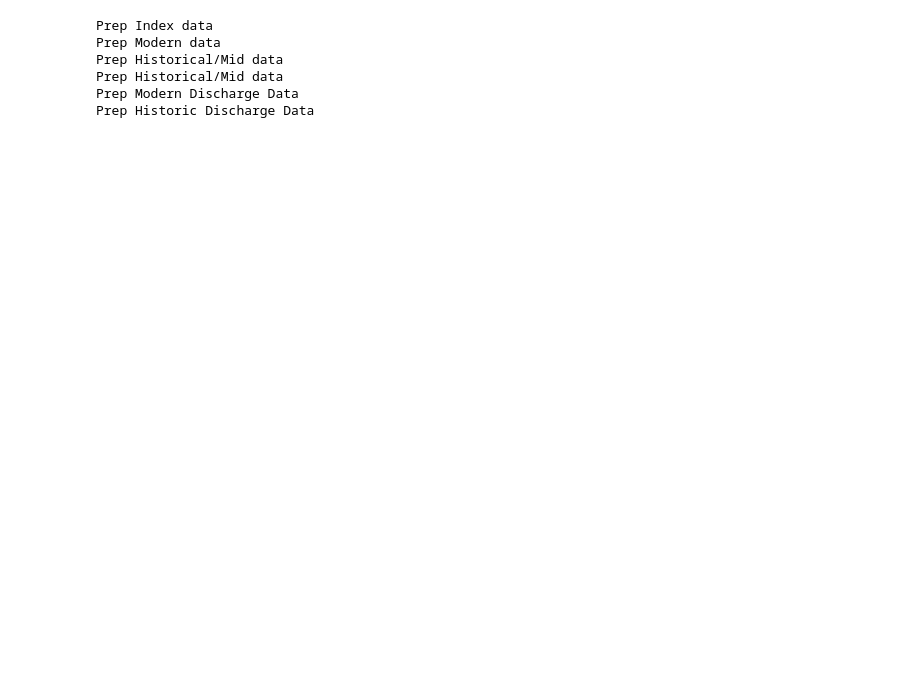
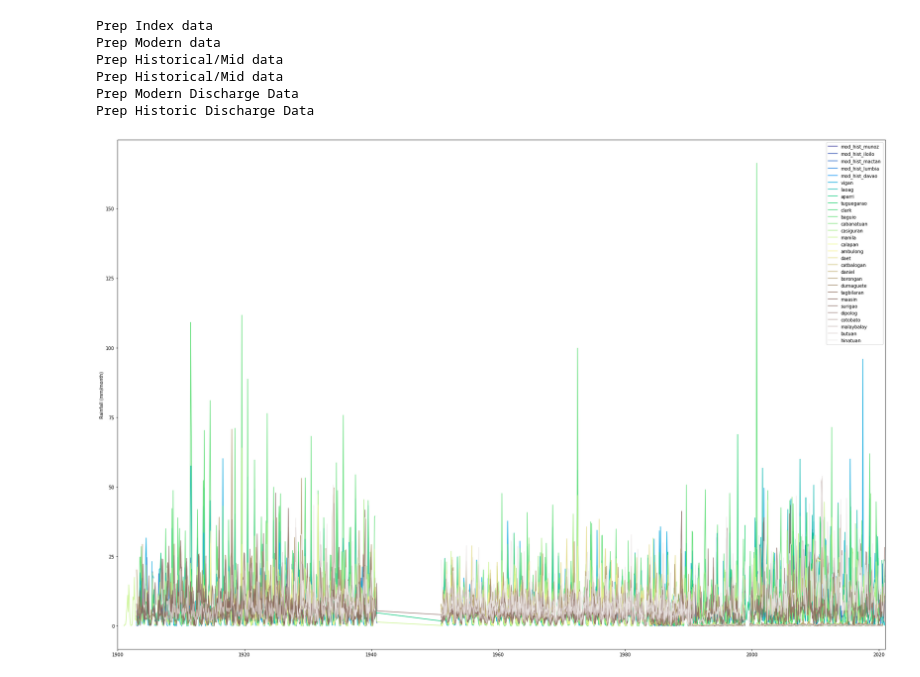
Before and after one commit to nsekhon91/discharge, a Jupyter notebook: ENSO.ipynb, the cells around one changed output. Saved outputs shown, nothing was run; the diff lists cells and outputs as text; code cells hidden in the pictures; blank space fills up the shorter version.

```diff
--- a/ENSO.ipynb
+++ b/ENSO.ipynb
@@ -196,19 +212,21 @@ df_rain_dropped = merge_rain_data (
 # %%
 #FIGURE WITH RAW RAINFALL DATA
 #def rain_raw(df):
 
 color = cm.terrain( np.linspace(0, 1, 30), alpha=0.9 )
 plt.figure( figsize=(24,16) )
 for i,c in zip(range(1,30),color):
     plt.plot(df_rain_dropped['Date'],df_rain_dropped.iloc[:,i], c=c,label = df_rain_dropped.columns[i])
 #plt.setp(axes, yticks=[])
 plt.tight_layout()
 plt.legend(loc='best')
-plt.ylim(0,3500)
+#plt.ylim(0,3500)
 plt.xlim([datetime.date(1900, 1, 1), datetime.date(2020, 12, 31)])
 plt.ylabel('Rainfall (mm/month)', color='k')
 #plt.savefig(f'{figures_folder}/Raw Rainfall Data.eps', dpi = 600, rasterized=True)
 plt.show()
+# %% [output]
+[figure, added]
 # %%
 # RIVER DISCHARGE DATA
 # MAKE ONE BIG DATA SET WITH HESS, HESS + HIST, HIST River Discharge data in monthly means (mm)
```
Also changed, not shown: parts of 7 cells of this notebook, 1 other file.
